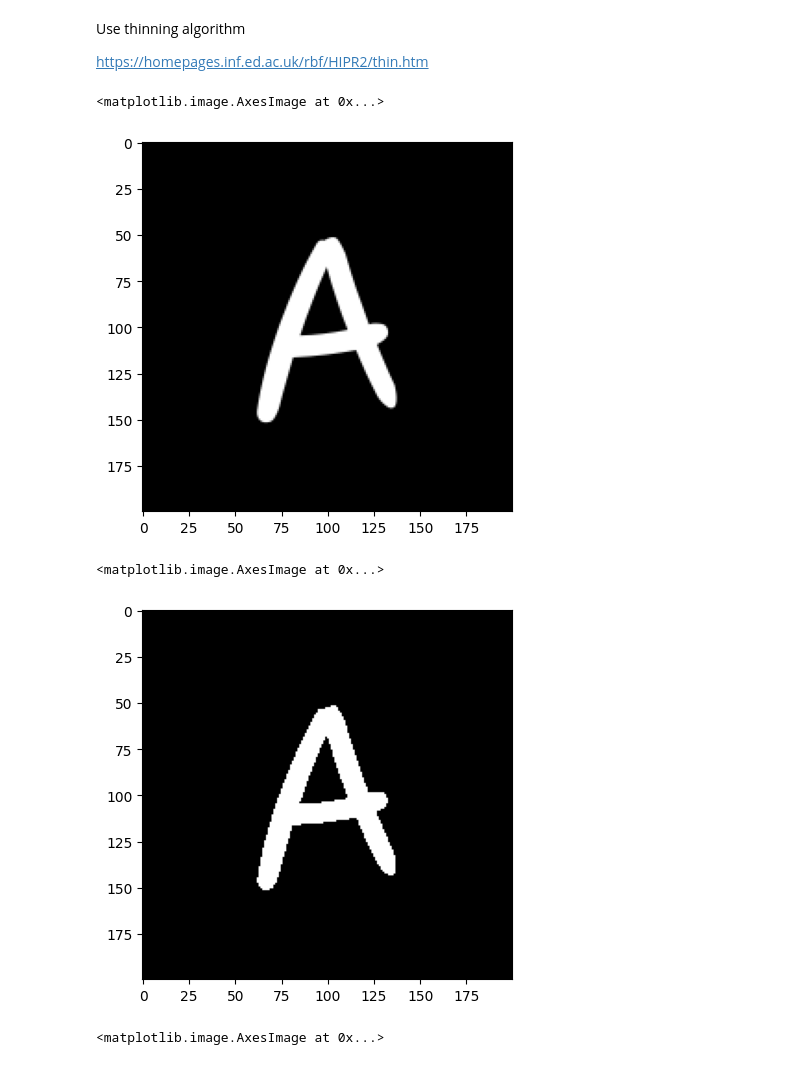
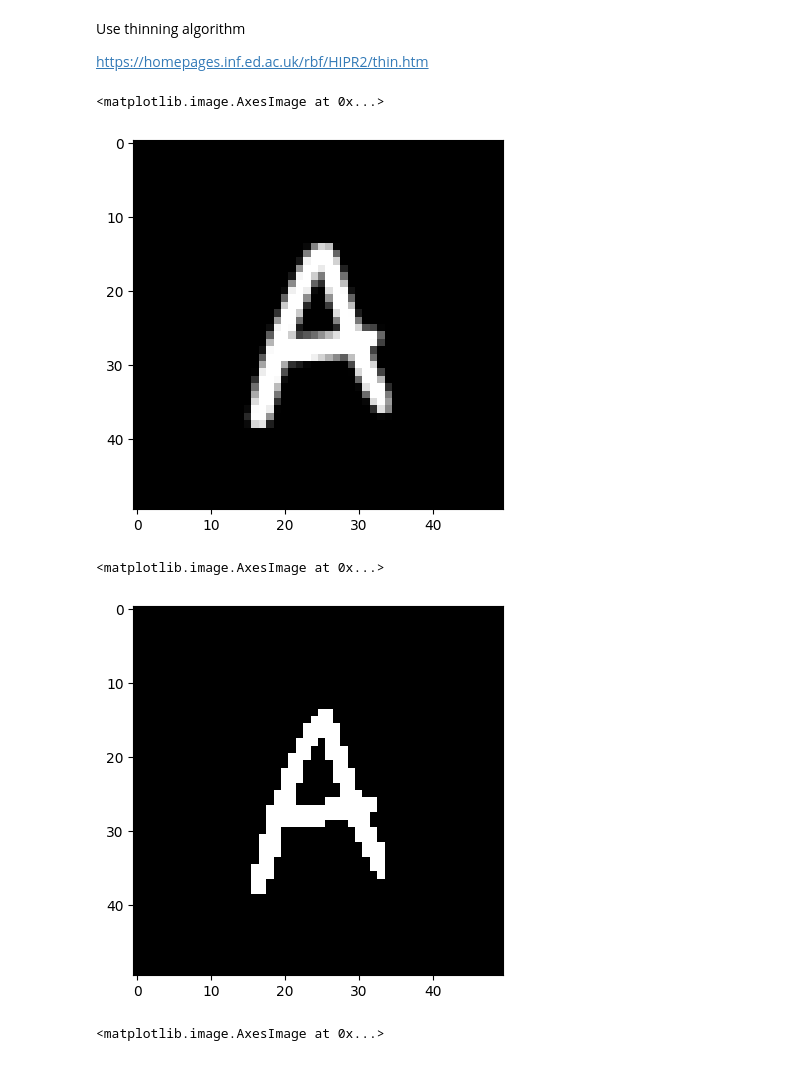
Before and after one commit to hunkim98/curves, a Jupyter notebook: thinning.ipynb, the cells around one changed output. Drawn from its saved outputs; the diff is of its cells as text; code cells hidden in the pictures.

```diff
--- a/thinning.ipynb
+++ b/thinning.ipynb
@@ -5,28 +5,28 @@ https://homepages.inf.ed.ac.uk/rbf/HIPR2/thin.htm
 # %%
 from PIL import Image, ImageDraw, ImageFont
 import matplotlib.pyplot as plt
 
 
 def create_image(size, bgColor, message, font, fontColor):
     W, H = size
     image = Image.new('RGB', size, bgColor)
     draw = ImageDraw.Draw(image)
     _, _, w, h = draw.textbbox((0, 0), message, font=font)
     draw.text(((W-w)/2, 0), message, font=font, fill=fontColor)
     return image
 
-image_size = 200
+image_size = 50
 font_size = int(image_size * 0.9)
 
 myFont = ImageFont.truetype('./fonts/NanumPenScript-Regular.ttf', font_size)
 myMessage = 'A'
 myImage = create_image((image_size, image_size), 'black', myMessage, myFont, 'white')
 # myImage.save('hello_world.png', "PNG")
 
 plt.imshow(myImage)
 # %% [output]
 <matplotlib.image.AxesImage at 0x...>
-[figure, old version]
+[figure, new version]
 # %%
 # thresholding
 
@@ -43,7 +43,7 @@ def create_image(size, bgColor, message, font, fontColor):
     draw.text(((W-w)/2, 0), message, font=font, fill=fontColor)
     return image
 
-image_size = 200
+image_size = 50
 font_size = int(image_size * 0.9)
 
 myFont = ImageFont.truetype('./fonts/NanumPenScript-Regular.ttf', font_size)
@@ -58,7 +58,7 @@ thresholded = Image.fromarray(binary)
 plt.imshow(thresholded)
 # %% [output]
 <matplotlib.image.AxesImage at 0x...>
-[figure, old version]
+[figure, new version]
 # %%
 #skelotonizing
 
```
Also changed, not shown: parts of 5 cells of this notebook, 1 other file.
